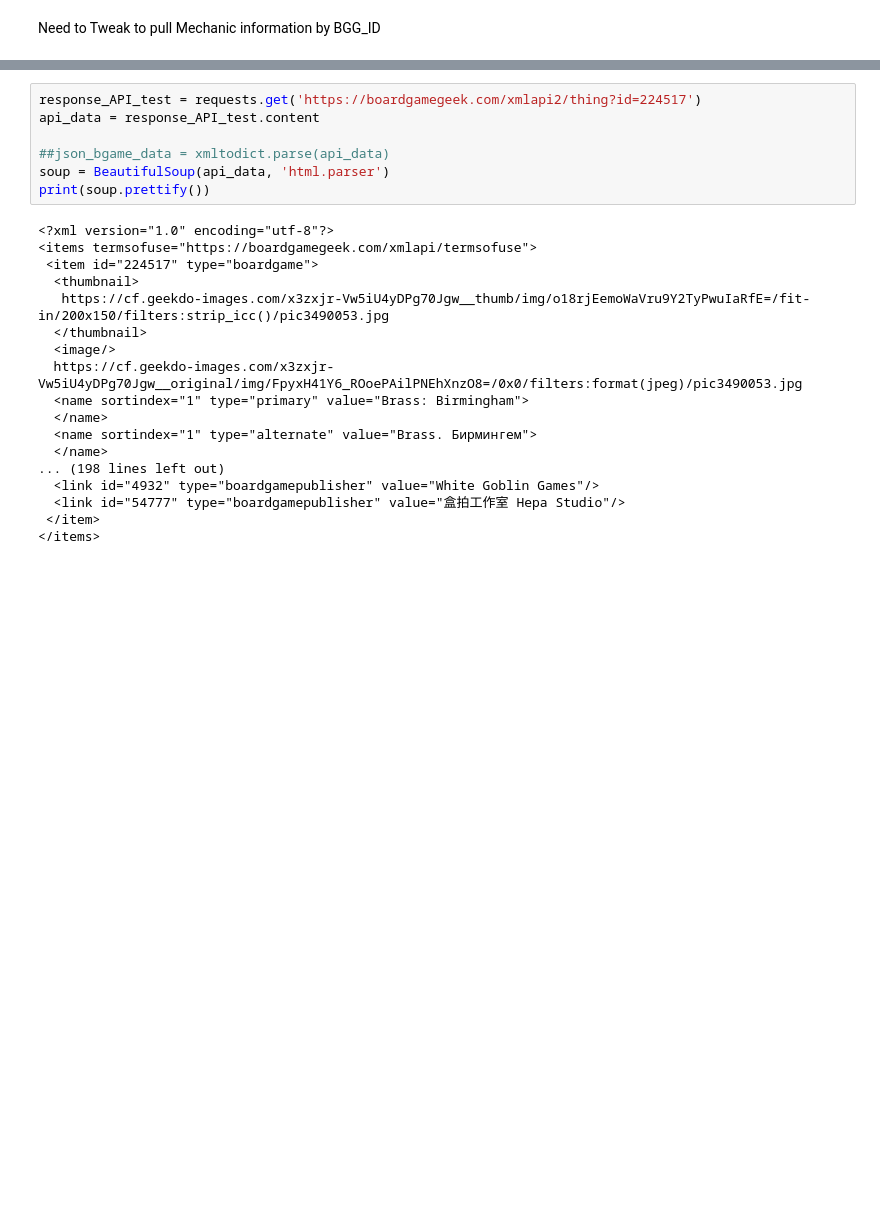
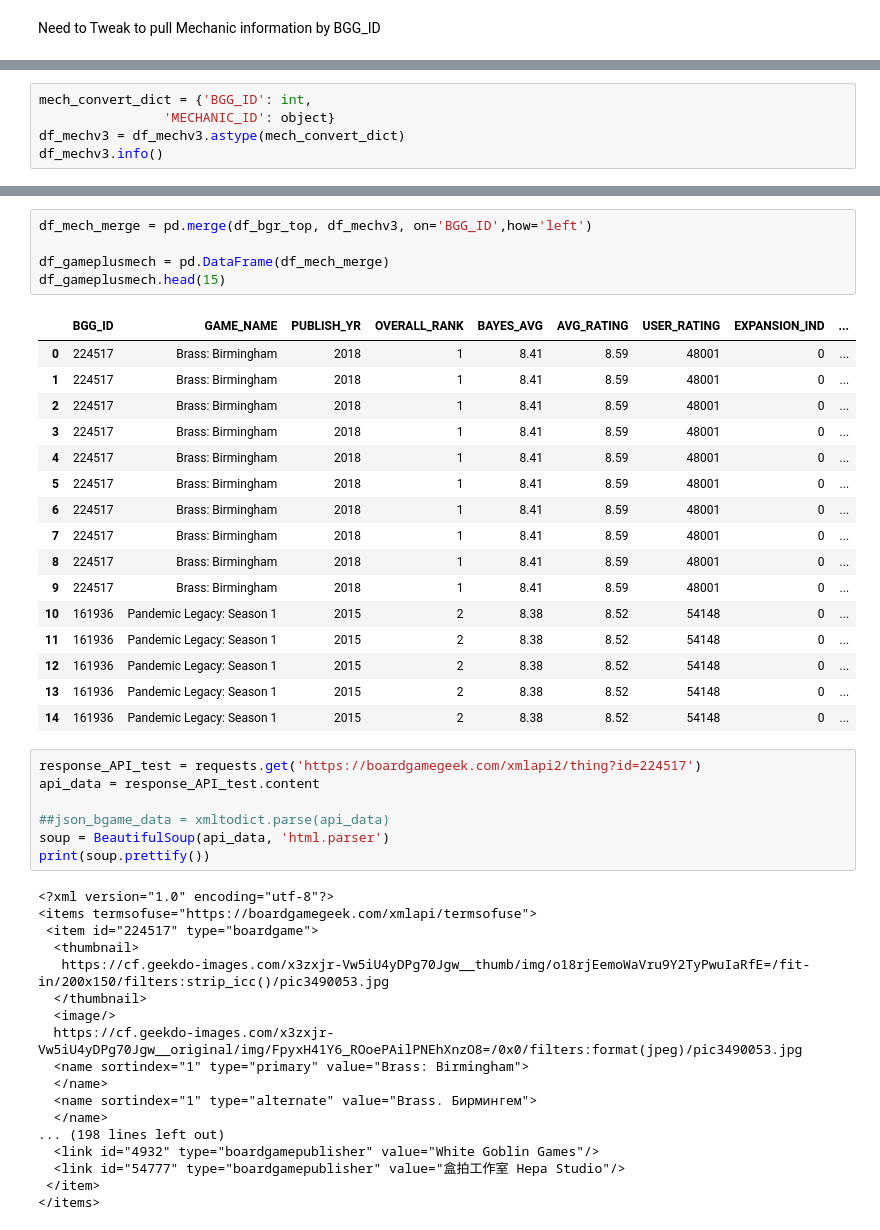
Before and after one commit to jashel08/board_games_capstone, a Jupyter notebook: Board_Games2.ipynb, the cells around one changed output, grey strips where cells are left out. Cells and saved outputs as stored; diff of their text form; blank space fills up the shorter version.

```diff
--- a/Board_Games2.ipynb
+++ b/Board_Games2.ipynb
@@ -361,0 +376,5 @@ df_mechv3
+# %%
+mech_convert_dict = {'BGG_ID': int,
+                'MECHANIC_ID': object}
+df_mechv3 = df_mechv3.astype(mech_convert_dict)
+df_mechv3.info()
@@ -362,3 +392,25 @@ df_mechv3
+# %%
+df_mech_merge = pd.merge(df_bgr_top, df_mechv3, on='BGG_ID',how='left')
+
+df_gameplusmech = pd.DataFrame(df_mech_merge)
+df_gameplusmech.head(15)
+# %% [output]
+|  | BGG_ID | GAME_NAME | PUBLISH_YR | OVERALL_RANK | BAYES_AVG | AVG_RATING | USER_RATING | EXPANSION_IND | ... |
+| 0 | 224517 | Brass: Birmingham | 2018 | 1 | 8.41 | 8.59 | 48001 | 0 | ... |
+| 1 | 224517 | Brass: Birmingham | 2018 | 1 | 8.41 | 8.59 | 48001 | 0 | ... |
+| 2 | 224517 | Brass: Birmingham | 2018 | 1 | 8.41 | 8.59 | 48001 | 0 | ... |
+| 3 | 224517 | Brass: Birmingham | 2018 | 1 | 8.41 | 8.59 | 48001 | 0 | ... |
+| 4 | 224517 | Brass: Birmingham | 2018 | 1 | 8.41 | 8.59 | 48001 | 0 | ... |
+| 5 | 224517 | Brass: Birmingham | 2018 | 1 | 8.41 | 8.59 | 48001 | 0 | ... |
+| 6 | 224517 | Brass: Birmingham | 2018 | 1 | 8.41 | 8.59 | 48001 | 0 | ... |
+| 7 | 224517 | Brass: Birmingham | 2018 | 1 | 8.41 | 8.59 | 48001 | 0 | ... |
+| 8 | 224517 | Brass: Birmingham | 2018 | 1 | 8.41 | 8.59 | 48001 | 0 | ... |
+| 9 | 224517 | Brass: Birmingham | 2018 | 1 | 8.41 | 8.59 | 48001 | 0 | ... |
+| 10 | 161936 | Pandemic Legacy: Season 1 | 2015 | 2 | 8.38 | 8.52 | 54148 | 0 | ... |
+| 11 | 161936 | Pandemic Legacy: Season 1 | 2015 | 2 | 8.38 | 8.52 | 54148 | 0 | ... |
+| 12 | 161936 | Pandemic Legacy: Season 1 | 2015 | 2 | 8.38 | 8.52 | 54148 | 0 | ... |
+| 13 | 161936 | Pandemic Legacy: Season 1 | 2015 | 2 | 8.38 | 8.52 | 54148 | 0 | ... |
+| 14 | 161936 | Pandemic Legacy: Season 1 | 2015 | 2 | 8.38 | 8.52 | 54148 | 0 | ... |
 # %%
 response_API_test = requests.get('https://boardgamegeek.com/xmlapi2/thing?id=224517')
 api_data = response_API_test.content
```
Also changed, not shown: parts of 30 cells of this notebook, 1 other file.
